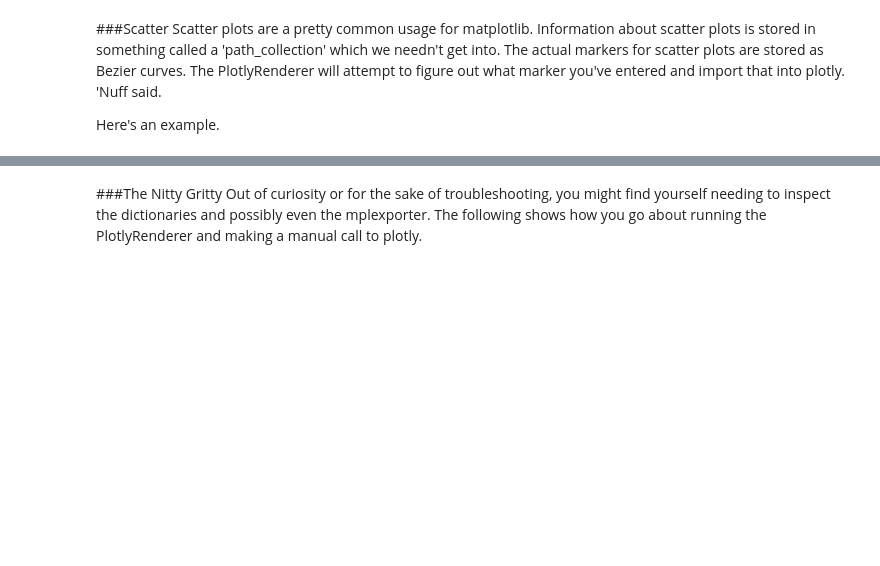
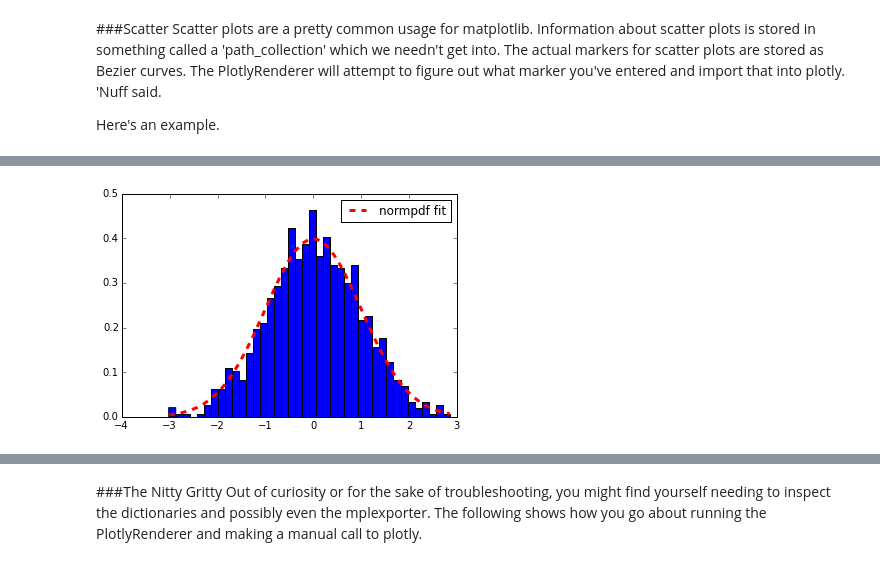
Before and after one commit to mpld3/matplotlylib, a Jupyter notebook: notebooks/Plotly and mpld3.ipynb, the cells around one changed output, grey strips where cells are left out. Saved outputs shown, nothing was run; the diff lists cells and outputs as text; code cells hidden in the pictures; blank space fills up the shorter version.

```diff
--- a/notebooks/Plotly and mpld3.ipynb
+++ b/notebooks/Plotly and mpld3.ipynb
@@ -324,0 +332,8 @@ fig_to_plotly(fig9, username, api_key, notebook=True, resize=True)
+# %%
+from matplotlib.mlab import normpdf
+fig10, ax = plt.subplots()
+n, bins, patches = plt.hist(np.random.randn(1000), 40, normed=1)
+l, = ax.plot(bins, normpdf(bins, 0.0, 1.0), 'r--', label='fit', linewidth=3)
+leg = ax.legend([l], ['normpdf fit'])
+# %% [output]
+[figure, added]
```
Also changed, not shown: parts of 10 cells of this notebook, 3 other files.
